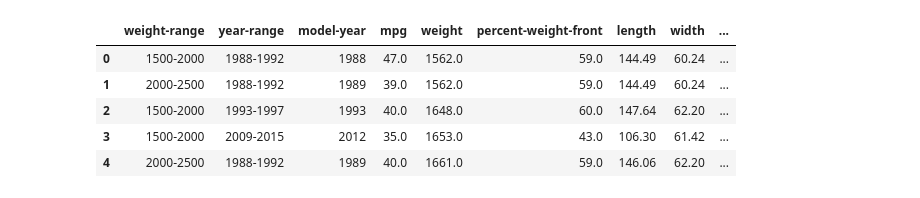
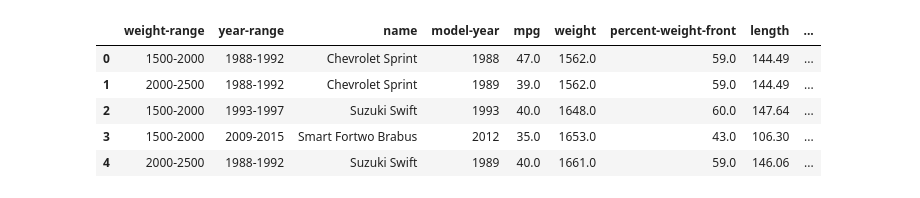
Before and after one commit to sarahlim/iems, a Jupyter notebook: mpg-lab/MPG Lab.ipynb, the cells around one changed output. Saved outputs shown, nothing was run; the diff lists cells and outputs as text; code cells hidden in the pictures.

```diff
--- a/mpg-lab/MPG Lab.ipynb
+++ b/mpg-lab/MPG Lab.ipynb
@@ -10,16 +10,15 @@ import seaborn as sb
 # %%
 df = pd.read_csv('mpg.csv')
-df = df.drop(['name'], axis=1)
+
+# Create categorical variables for weight range and year range
 df['weight-range_ord'] = pd.Categorical(df['weight-range']).codes
 df['year-range_ord'] = pd.Categorical(df['year-range']).codes
 
-q = df['weight'].quantile(0.99)
-
 df.head()
 # %% [output]
-|  | weight-range | year-range | model-year | mpg | weight | percent-weight-front | length | width | ... |
-| 0 | 1500-2000 | 1988-1992 | 1988 | 47.0 | 1562.0 | 59.0 | 144.49 | 60.24 | ... |
-| 1 | 2000-2500 | 1988-1992 | 1989 | 39.0 | 1562.0 | 59.0 | 144.49 | 60.24 | ... |
-| 2 | 1500-2000 | 1993-1997 | 1993 | 40.0 | 1648.0 | 60.0 | 147.64 | 62.20 | ... |
-| 3 | 1500-2000 | 2009-2015 | 2012 | 35.0 | 1653.0 | 43.0 | 106.30 | 61.42 | ... |
-| 4 | 2000-2500 | 1988-1992 | 1989 | 40.0 | 1661.0 | 59.0 | 146.06 | 62.20 | ... |
+|  | weight-range | year-range | name | model-year | mpg | weight | percent-weight-front | length | ... |
+| 0 | 1500-2000 | 1988-1992 | Chevrolet Sprint | 1988 | 47.0 | 1562.0 | 59.0 | 144.49 | ... |
+| 1 | 2000-2500 | 1988-1992 | Chevrolet Sprint | 1989 | 39.0 | 1562.0 | 59.0 | 144.49 | ... |
+| 2 | 1500-2000 | 1993-1997 | Suzuki Swift | 1993 | 40.0 | 1648.0 | 60.0 | 147.64 | ... |
+| 3 | 1500-2000 | 2009-2015 | Smart Fortwo Brabus | 2012 | 35.0 | 1653.0 | 43.0 | 106.30 | ... |
+| 4 | 2000-2500 | 1988-1992 | Suzuki Swift | 1989 | 40.0 | 1661.0 | 59.0 | 146.06 | ... |
```
Also changed, not shown: parts of 4 cells of this notebook.
